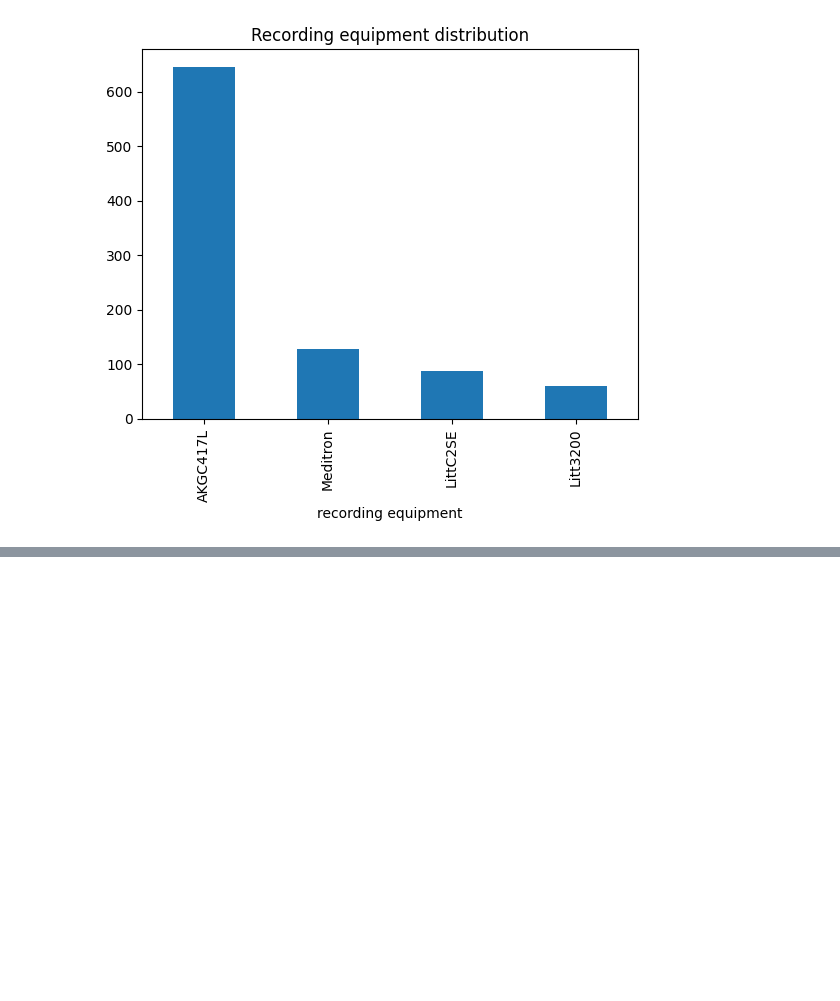
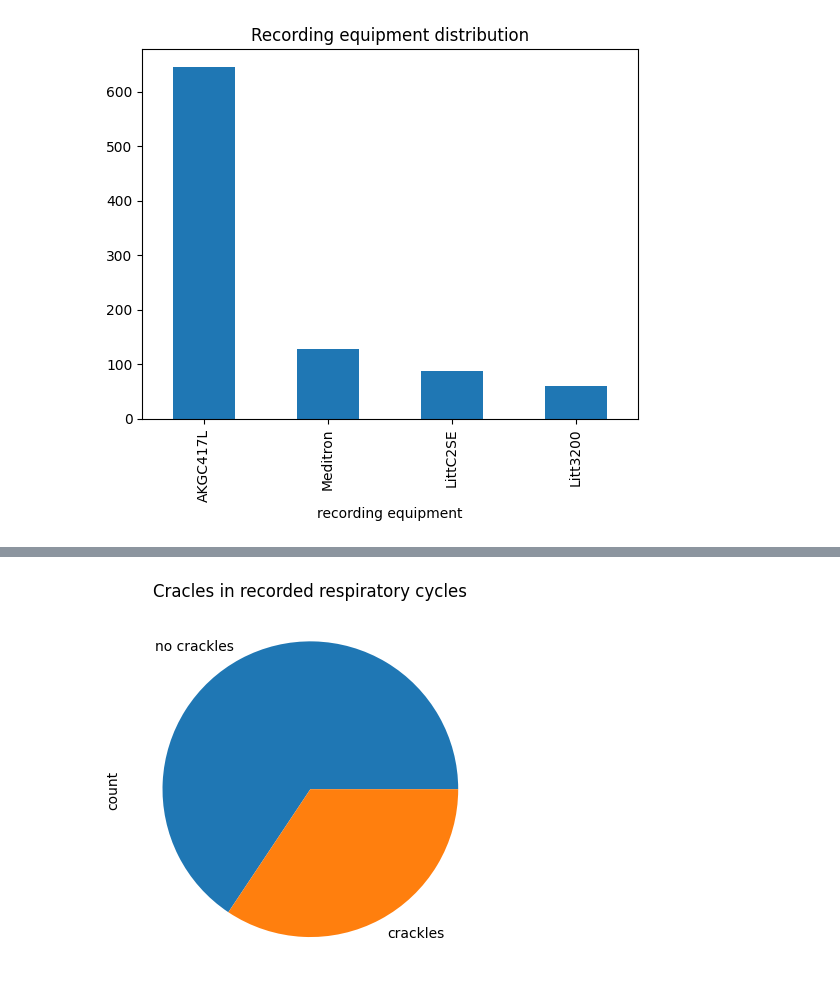
Before and after one commit to LukZawadzki/respiratory_anomalies, a Jupyter notebook: eda_preprocessing.ipynb, the cells around one changed output, grey strips where cells are left out. Cells and saved outputs as stored; diff of their text form; code cells hidden in the pictures; blank space fills up the shorter version.

```diff
--- a/eda_preprocessing.ipynb
+++ b/eda_preprocessing.ipynb
@@ -115,0 +149,20 @@ plt.show()
+# %%
+columns = ['start', 'end', 'crackles', 'wheezes']
+
+def read_annotation(file):
+    ann = pd.DataFrame(columns=columns)
+    with open(file, 'r') as file:
+        for line in file.readlines():
+            new_row = {key: value for key, value in zip(columns, line[:-1].split('\t'))}
+            ann.loc[len(ann.index)] = new_row
+
+    return ann
+# %%
+all_cycles = pd.DataFrame(columns=columns)
+for annotation_file in os.listdir("ICBHI_final_database"):
+    if annotation_file.endswith('.txt'):
+        x = read_annotation(os.path.join("ICBHI_final_database", annotation_file))
+        x['patient number'] = [annotation_file[:3] for _ in range(len(x.index))]
+        all_cycles = pd.concat([all_cycles, x], axis=0)
+
+all_cycles.sample(5)
@@ -115,0 +176,6 @@ plt.show()
+# %%
+all_cycles['crackles'].value_counts().plot(kind="pie", labels=['no crackles', 'crackles'])
+plt.title("Cracles in recorded respiratory cycles")
+plt.show()
+# %% [output]
+[figure, added]
```
Also changed, not shown: parts of 14 cells of this notebook.
